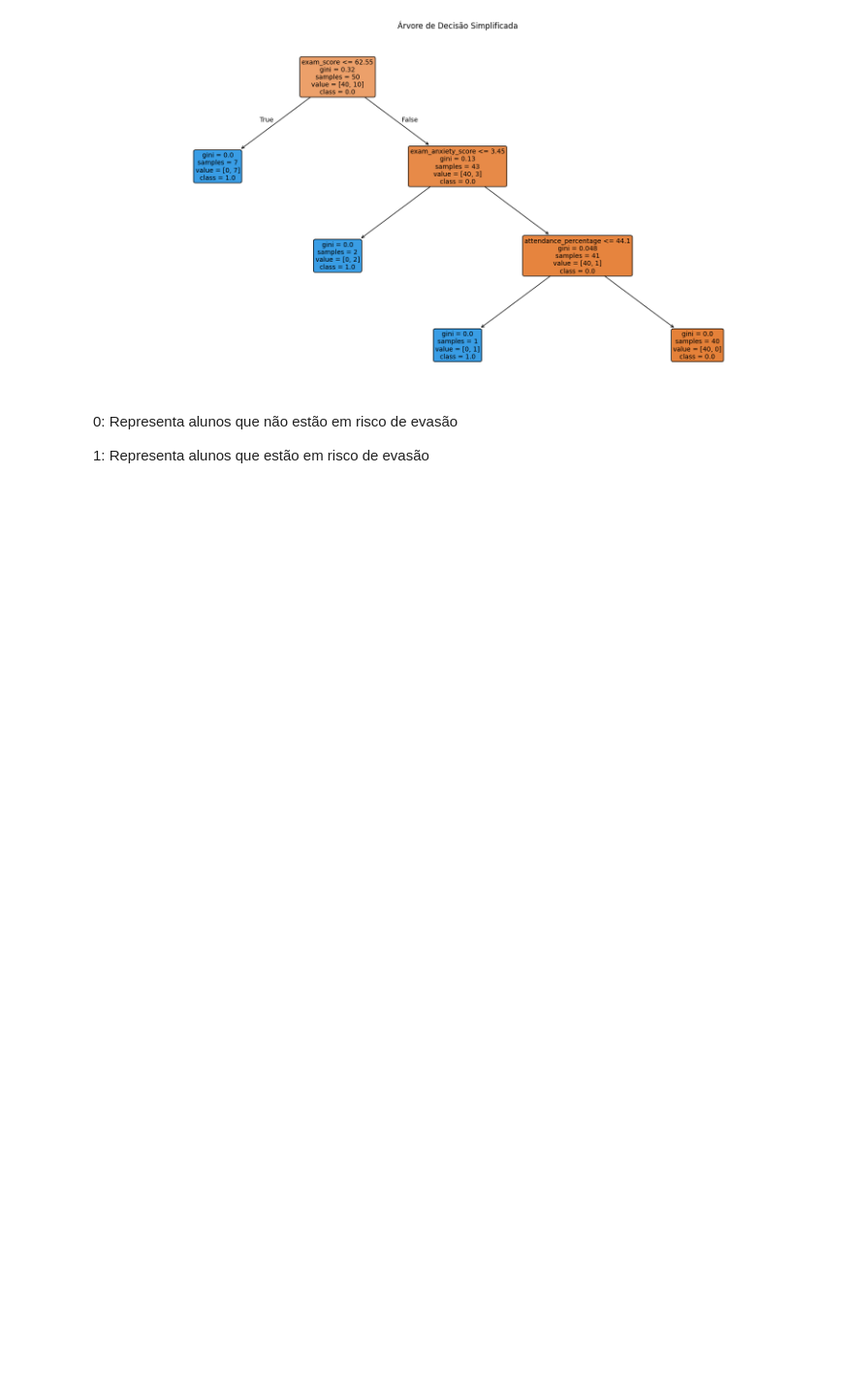
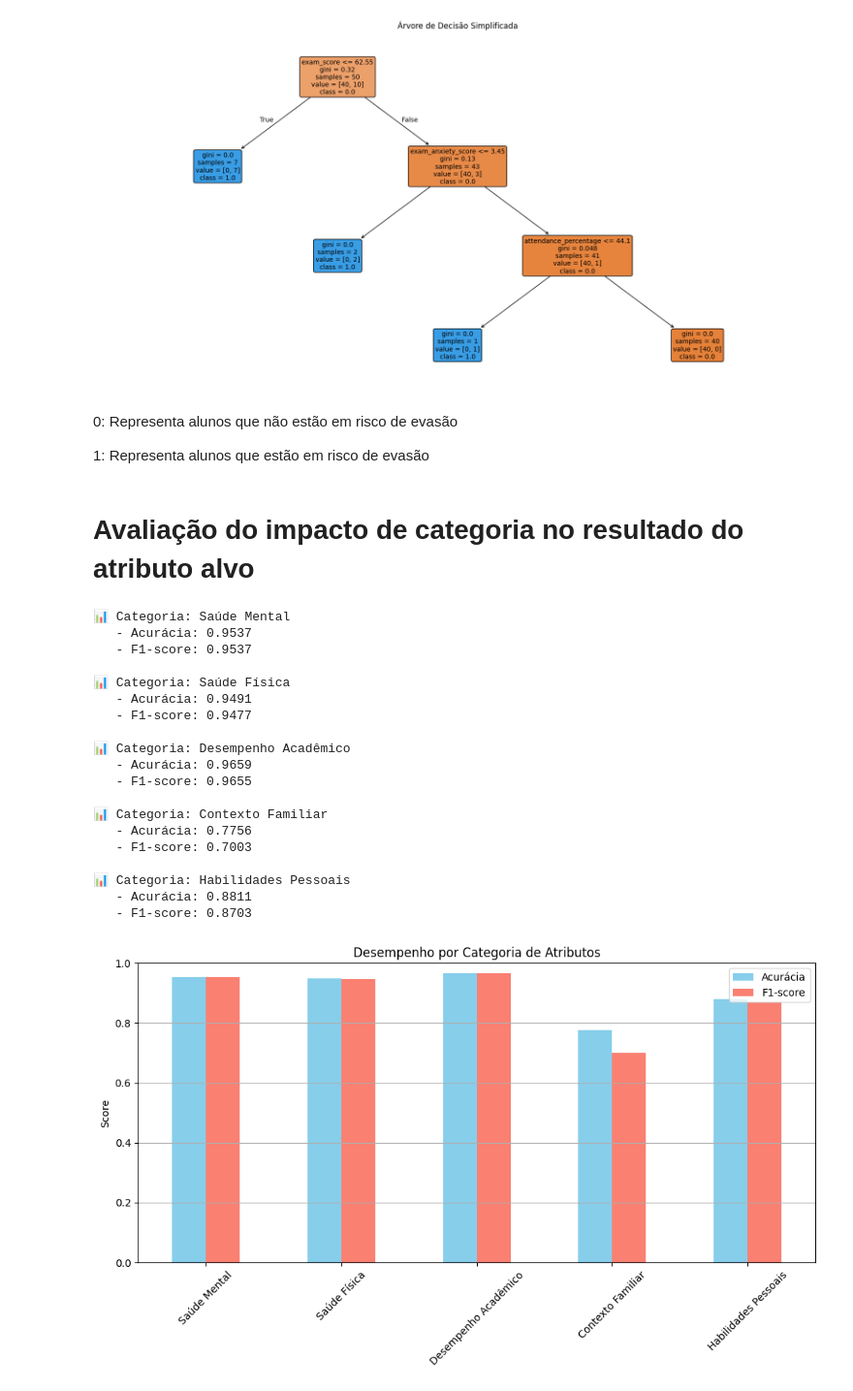
Before and after one commit to rafyzzs/tpia, a Jupyter notebook: ia.ipynb, the cells around one changed output. Shown at 97% size. Saved outputs shown, nothing was run; the diff lists cells and outputs as text; code cells hidden in the pictures; blank space fills up the shorter version.

Commit message:
Avaliação do impacto de categorias

```diff
--- a/ia.ipynb
+++ b/ia.ipynb
@@ -479,3 +479,12 @@ plt.show()
 0: Representa alunos que não estão em risco de evasão
 
 1: Representa alunos que estão em risco de evasão
+# %% [markdown]
+# Avaliação do impacto de categoria no resultado do atributo alvo
+# %%
+
+saude_mental = ['mental_health_rating', 'stress_level', 'exam_anxiety_score']
+saude_fisica = ['exercise_frequency', 'sleep_hours', 'diet_quality']
+desempenho_academico = ['exam_score', 'previous_gpa', 'extracurricular_participation']
+contexto_familiar = ['family_income_range', 'parental_education_level']
+habilidades_pessoais = ['motivation_level', 'social_activity', 'screen_time']
@@ -481,0 +520,42 @@ plt.show()
+# %%
+resultados = {}
+
+resultados["Saúde Mental"] = avaliar_categoria(df_pre_processado, saude_mental, "Saúde Mental")
+resultados["Saúde Física"] = avaliar_categoria(df_pre_processado, saude_fisica, "Saúde Física")
+resultados["Desempenho Acadêmico"] = avaliar_categoria(df_pre_processado, desempenho_academico, "Desempenho Acadêmico")
+resultados["Contexto Familiar"] = avaliar_categoria(df_pre_processado, contexto_familiar, "Contexto Familiar")
+resultados["Habilidades Pessoais"] = avaliar_categoria(df_pre_processado, habilidades_pessoais, "Habilidades Pessoais")
+
+# Convertendo resultados para DataFrame
+df_resultados = pd.DataFrame(resultados, index=["Acurácia", "F1-score"]).T
+
+# Gráfico
+df_resultados.plot(kind='bar', figsize=(10,6), color=["skyblue", "salmon"])
+plt.title("Desempenho por Categoria de Atributos")
+plt.ylabel("Score")
+plt.ylim(0, 1)
+plt.xticks(rotation=45)
+plt.grid(True, axis='y')
+plt.tight_layout()
+plt.show()
+# %% [output]
+📊 Categoria: Saúde Mental
+   - Acurácia: 0.9537
+   - F1-score: 0.9537
+
+📊 Categoria: Saúde Física
+   - Acurácia: 0.9491
+   - F1-score: 0.9477
+
+📊 Categoria: Desempenho Acadêmico
+   - Acurácia: 0.9659
+   - F1-score: 0.9655
+
+📊 Categoria: Contexto Familiar
+   - Acurácia: 0.7756
+   - F1-score: 0.7003
+
+📊 Categoria: Habilidades Pessoais
+   - Acurácia: 0.8811
+   - F1-score: 0.8703
+[figure, added]
```
Also changed, not shown: parts of 2 cells of this notebook.
